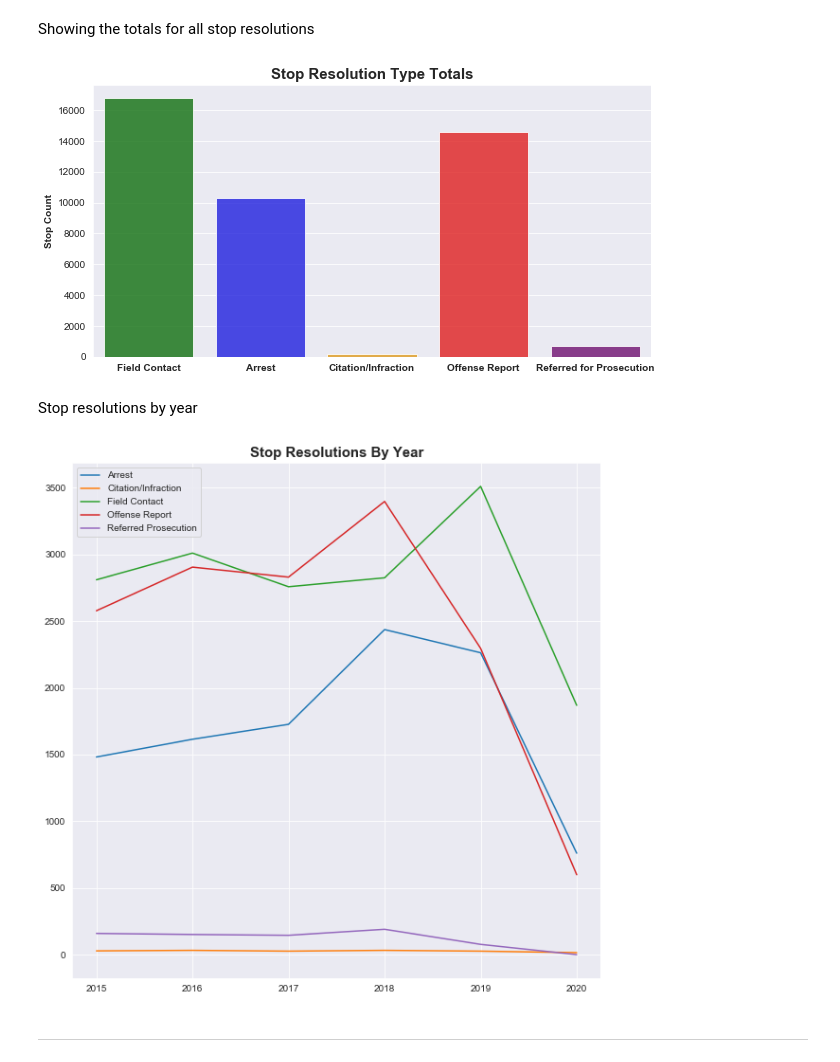
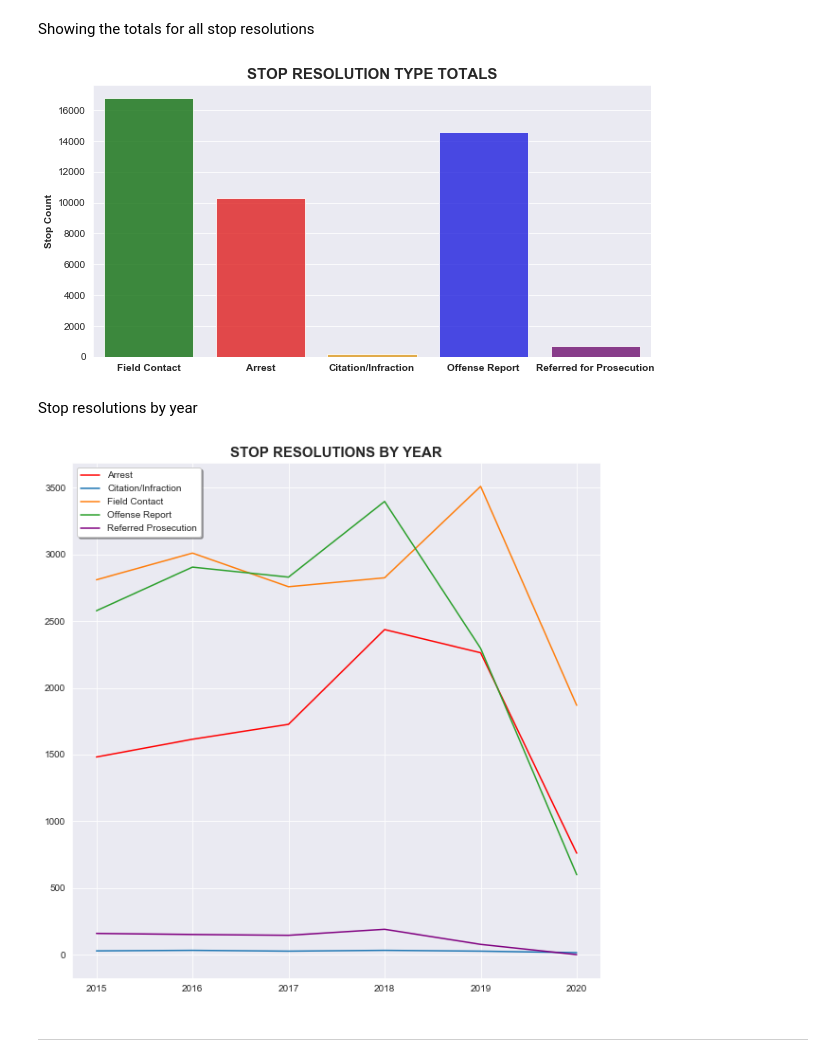
Before and after one commit to kevinmacmat/investigating_terry_stops, a Jupyter notebook: eda-Copy1.ipynb, the cells around one changed output. Saved outputs shown, nothing was run; the diff lists cells and outputs as text; code cells hidden in the pictures.

Commit message:
Reformatted call type graphs and added stops by beat graph

```diff
--- a/eda-Copy1.ipynb
+++ b/eda-Copy1.ipynb
@@ -52,14 +52,14 @@ Showing the totals for all stop resolutions
 # %%
 sns.set_style('darkgrid')
 plt.figure(figsize = (10,5))
-sns.countplot(df.stop_resolution, alpha =.80, palette=['green','blue','orange','red','purple'])
-plt.title('Stop Resolution Type Totals', fontdict={'fontweight':'bold', 'fontsize':15})
+sns.countplot(df.stop_resolution, alpha =.80, palette=['green','red','orange','blue','purple'])
+plt.title('STOP RESOLUTION TYPE TOTALS', fontdict={'fontweight':'bold', 'fontsize':15})
 plt.xticks(ticks=[0,1,2,3,4], labels=['Field Contact','Arrest', 'Citation/Infraction', 'Offense Report', 'Referred for Prosecution'], weight='bold')
 plt.ylabel('Stop Count', weight='bold')
 plt.xlabel('')
 plt.show()
 # %% [output]
-[figure, old version]
+[figure, new version]
 # %% [markdown]
 Stop resolutions by year
 # %%
@@ -70,15 +71,15 @@ referred_prosecution = [year[4], year[9], year[14], year[19], year[24], year[29]
 # %%
 plt.figure(figsize=(10,10))
-l1 = plt.plot(years, arrest)
+l1 = plt.plot(years, arrest, color='red')
 l2 = plt.plot(years, citation_infraction)
 l3 = plt.plot(years, field_contact)
 l4 = plt.plot(years, offense_report)
-l5 = plt.plot(years, referred_prosecution)
-plt.title('Stop Resolutions By Year', fontweight='bold', fontsize=15)
-plt.legend(['Arrest', 'Citation/Infraction', 'Field Contact', 'Offense Report', 'Referred Prosecution'])
+l5 = plt.plot(years, referred_prosecution, color='purple')
+plt.title('STOP RESOLUTIONS BY YEAR', fontweight='bold', fontsize=15)
+plt.legend(legend_stop_res, shadow=True, facecolor='white')
 plt.show()
 # %% [output]
-[figure, old version]
+[figure, new version]
 # %% [markdown]
 ---
 # %% [markdown]
```
Also changed, not shown: parts of 12 cells of this notebook.
